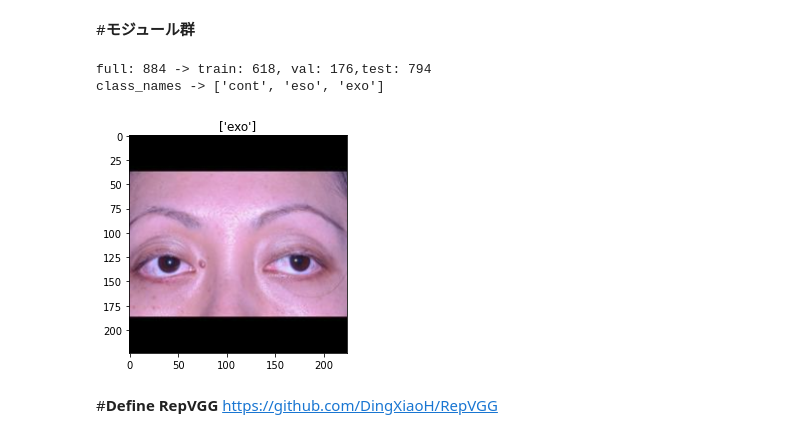
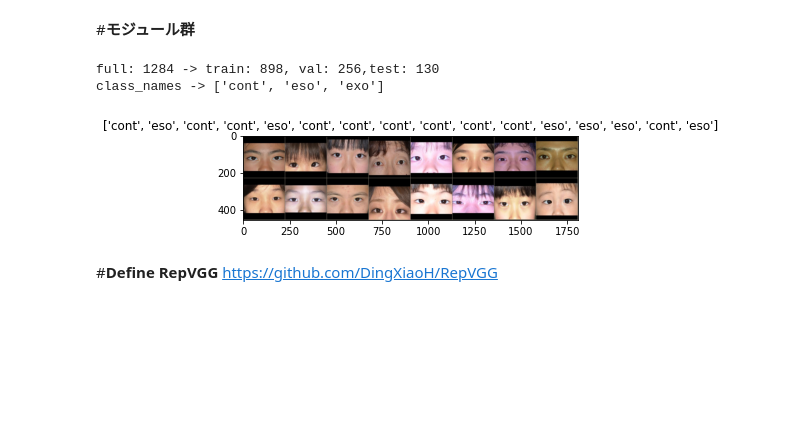
Before and after one commit to ykitaguchi77/Strabismus_AI_project, a Jupyter notebook: Strabismus_3classes_RepVGG_Gradcam_local.ipynb, the cells around one changed output. Drawn from its saved outputs; the diff is of its cells as text; code cells hidden in the pictures; blank space fills up the shorter version.

```diff
--- a/Strabismus_3classes_RepVGG_Gradcam_local.ipynb
+++ b/Strabismus_3classes_RepVGG_Gradcam_local.ipynb
@@ -151,7 +151,7 @@ indices = np.arange(len(dataset))
 
 train_dataset = MySubset(dataset, indices[:train_size], train_transform)
 val_dataset = MySubset(dataset, indices[train_size:train_size+val_size], val_transform)
-test_dataset = MySubset(dataset, indices[:train_size+val_size], test_transform)
+test_dataset = MySubset(dataset, indices[train_size+val_size:], test_transform)
 
 train_loader = DataLoader(train_dataset, batch_size = 16, shuffle = True)
 val_loader = DataLoader(val_dataset, batch_size = 16, shuffle = True)
@@ -179,7 +179,7 @@ def imshow(inp, title=None):
 
 
 # Get a batch of training data
-inputs, classes = next(iter(test_loader))
+inputs, classes = next(iter(train_loader))
 
 # Make a grid from batch
 out = torchvision.utils.make_grid(inputs)
@@ -256,7 +256,7 @@ def train_model(model, criterion, optimizer, patience, num_epochs):
     early_stopping = EarlyStopping(patience=patience, verbose=True)
 
     for epoch in range(num_epochs):
-        print('Epoch {}/{}'.format(epoch, num_epochs - 1))
+        print('Epoch {}/{}'.format(epoch+1, num_epochs))
         print('-' * 10)
 
         ###################
@@ -277,7 +277,6 @@ def train_model(model, criterion, optimizer, patience, num_epochs):
 
             # forward
             # track history if only in train
-            torch.set_grad_enabled(True)
             outputs = model(inputs)
             _, preds = torch.max(outputs, 1)
             loss = criterion(outputs, labels)
@@ -323,10 +322,10 @@ def train_model(model, criterion, optimizer, patience, num_epochs):
 
             # forward
             # track history if only in train
-            torch.set_grad_enabled(False)
-            outputs = model(inputs)
-            _, preds = torch.max(outputs, 1)
-            loss = criterion(outputs, labels)
+            with torch.no_grad():
+                outputs = model(inputs)
+                _, preds = torch.max(outputs, 1)
+                loss = criterion(outputs, labels)
 
             # statistics
             running_loss += loss.item() * inputs.size(0)
@@ -368,36 +367,36 @@ def train_model(model, criterion, optimizer, patience, num_epochs):
 
 
 
 #Visualize model
 def visualize_model(model, num_images=6):
     was_training = model.training
     model.eval()
     images_so_far = 0
     fig = plt.figure()
 
     with torch.no_grad():
-        for i, (inputs, labels) in enumerate(dataloaders['val']):
+        for i, (inputs, labels) in enumerate(val_loader):
             inputs = inputs.to(device)
             labels = labels.to(device)
 
             outputs = model(inputs)
             _, preds = torch.max(outputs, 1)
 
             for j in range(inputs.size()[0]):
                 images_so_far += 1
                 ax = plt.subplot(num_images//2, 2, images_so_far)
                 ax.axis('off')
                 ax.set_title('predicted: {}'.format(class_names[preds[j]]))
                 imshow(inputs.cpu().data[j])
 
                 if images_so_far == num_images:
                     model.train(mode=was_training)
                     return
         model.train(mode=was_training)
 # %% [output]
-full: 884 -> train: 618, val: 176,test: 794
+full: 1284 -> train: 898, val: 256,test: 130
 class_names -> ['cont', 'eso', 'exo']
-[figure, old version]
+[figure, new version]
 # %% [markdown]
 #**Define RepVGG**
 https://github.com/DingXiaoH/RepVGG
```
Also changed, not shown: parts of 2 cells of this notebook.
